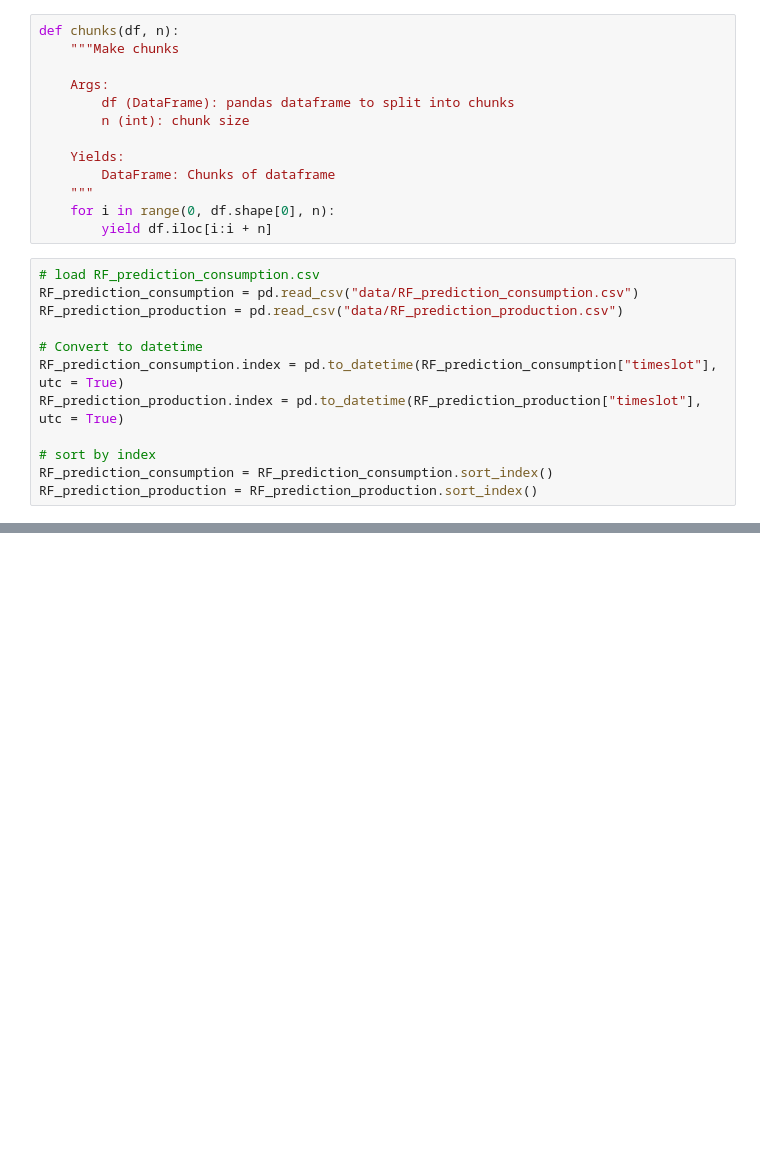
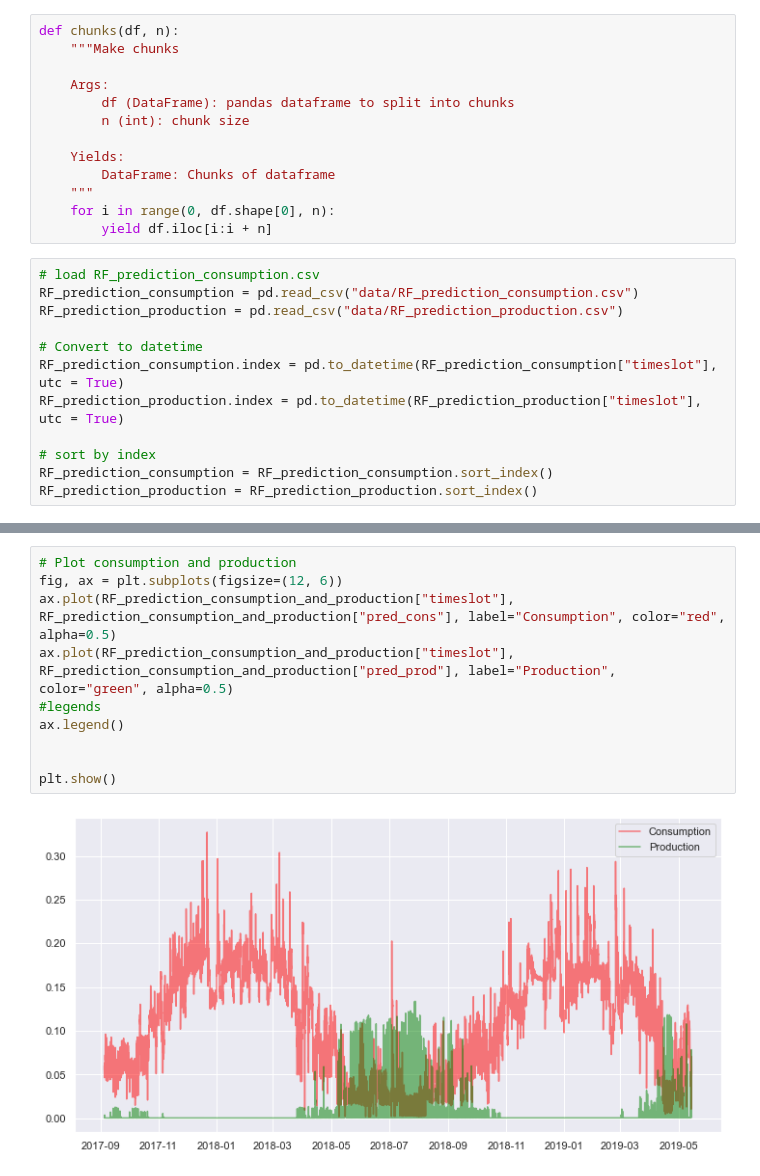
Before and after one commit to 4ug-aug/Otovo-OptimalControl, a Jupyter notebook: apply_battery.ipynb, the cells around one changed output, grey strips where cells are left out. Saved outputs shown, nothing was run; the diff lists cells and outputs as text; blank space fills up the shorter version.

```diff
--- a/apply_battery.ipynb
+++ b/apply_battery.ipynb
@@ -836,3 +821,15 @@ RF_prediction_consumption_and_production.head()
+# %%
+# Plot consumption and production
+fig, ax = plt.subplots(figsize=(12, 6))
+ax.plot(RF_prediction_consumption_and_production["timeslot"], RF_prediction_consumption_and_production["pred_cons"], label="Consumption", color="red", alpha=0.5)
+ax.plot(RF_prediction_consumption_and_production["timeslot"], RF_prediction_consumption_and_production["pred_prod"], label="Production", color="green", alpha=0.5)
+#legends
+ax.legend()
+
+
+plt.show()
+# %% [output]
+[figure, added]
 # %%
 
 # Define battery with capcacity 0, same as no battery
```
Also changed, not shown: parts of 6 cells of this notebook.
